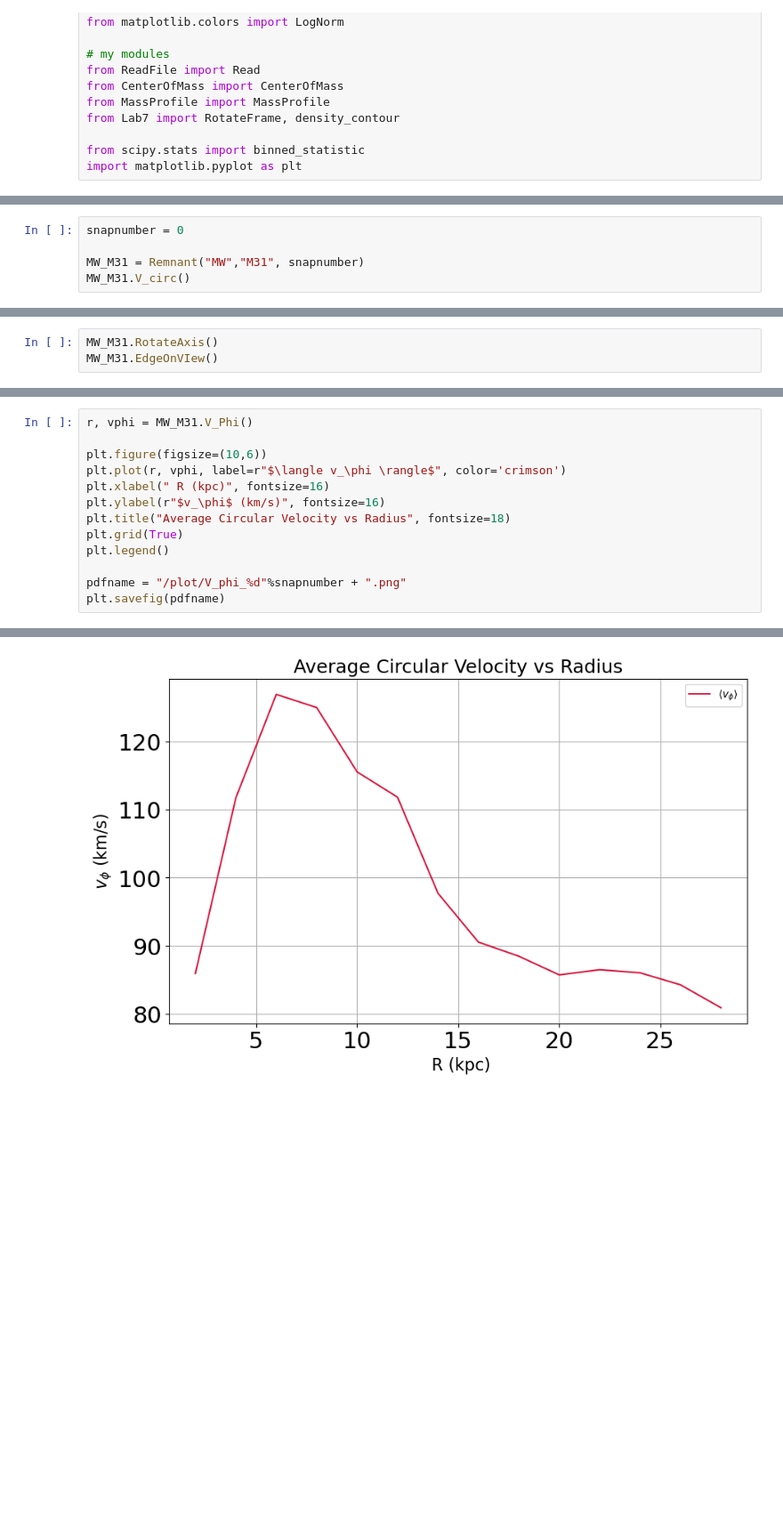
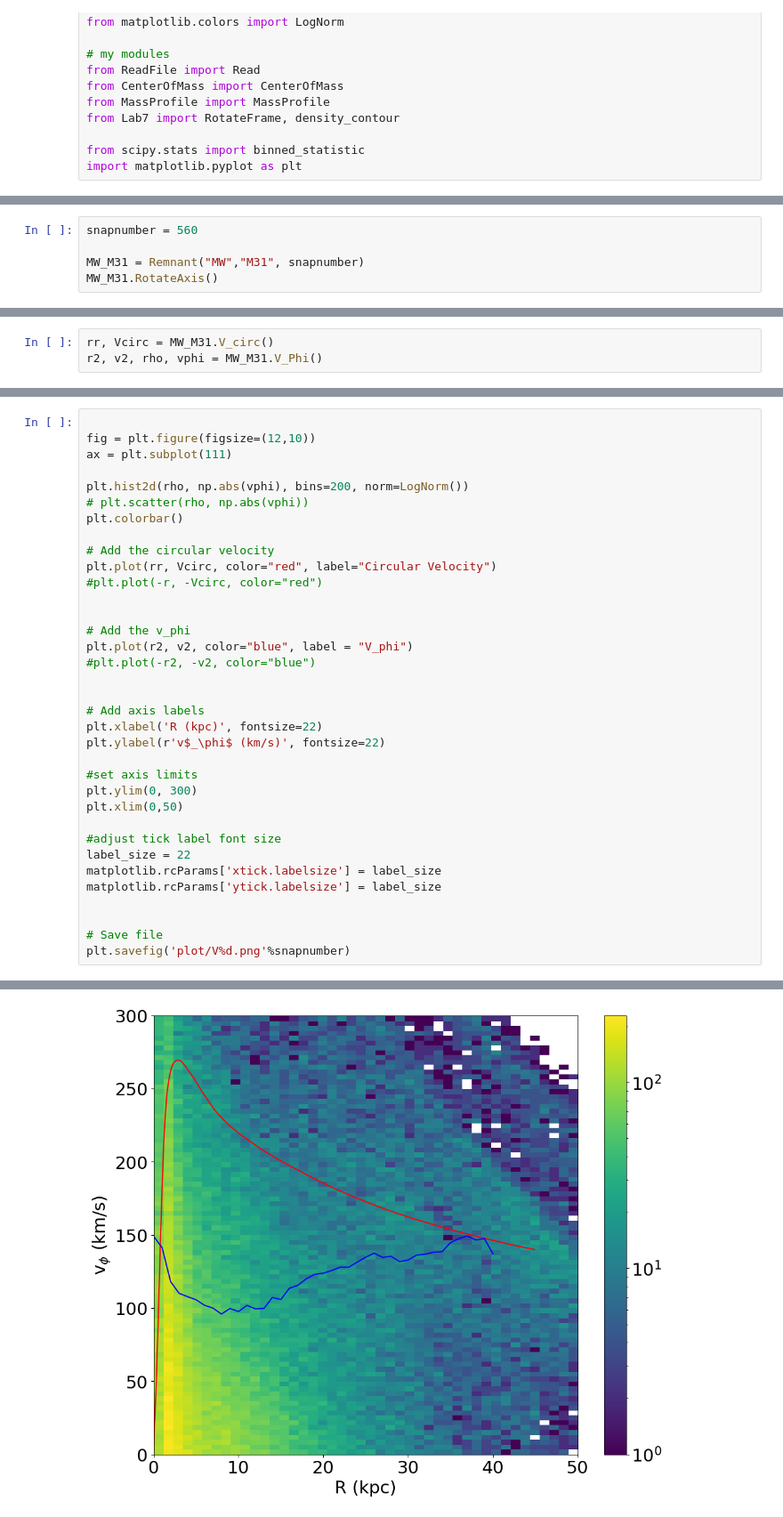
Before and after one commit to hina18201716/astr400b-25s, a Jupyter notebook: ra/ResearchAssignment.ipynb, the cells around one changed output, grey strips where cells are left out. Shown: that part at 89% size. Saved outputs shown, nothing was run; the diff lists cells and outputs as text; blank space fills up the shorter version.

```diff
--- a/ra/ResearchAssignment.ipynb
+++ b/ra/ResearchAssignment.ipynb
@@ -267,7 +249,7 @@ class Remnant:
 
         return v_max / sigma
 # %%
-snapnumber = 0
+snapnumber = 560
 
 MW_M31 = Remnant("MW","M31", snapnumber)
-MW_M31.V_circ()
+MW_M31.RotateAxis()
@@ -276,3 +256,3 @@ MW_M31.V_circ()
 # %%
-MW_M31.RotateAxis()
-MW_M31.EdgeOnVIew()
+rr, Vcirc = MW_M31.V_circ()
+r2, v2, rho, vphi = MW_M31.V_Phi()
@@ -281,14 +259,36 @@ MW_M31.EdgeOnVIew()
 # %%
-r, vphi = MW_M31.V_Phi()
 
-plt.figure(figsize=(10,6))
-plt.plot(r, vphi, label=r"$\langle v_\phi \rangle$", color='crimson')
-plt.xlabel(" R (kpc)", fontsize=16)
-plt.ylabel(r"$v_\phi$ (km/s)", fontsize=16)
-plt.title("Average Circular Velocity vs Radius", fontsize=18)
-plt.grid(True)
-plt.legend()
+fig = plt.figure(figsize=(12,10))
+ax = plt.subplot(111)
 
-pdfname = "/plot/V_phi_%d"%snapnumber + ".png"
-plt.savefig(pdfname)
+plt.hist2d(rho, np.abs(vphi), bins=200, norm=LogNorm())
+# plt.scatter(rho, np.abs(vphi))
+plt.colorbar()
+
+# Add the circular velocity
+plt.plot(rr, Vcirc, color="red", label="Circular Velocity")
+#plt.plot(-r, -Vcirc, color="red")
+
+
+# Add the v_phi
+plt.plot(r2, v2, color="blue", label = "V_phi")
+#plt.plot(-r2, -v2, color="blue")
+
+
+# Add axis labels
+plt.xlabel('R (kpc)', fontsize=22)
+plt.ylabel(r'v$_\phi$ (km/s)', fontsize=22)
+
+#set axis limits
+plt.ylim(0, 300)
+plt.xlim(0,50)
+
+#adjust tick label font size
+label_size = 22
+matplotlib.rcParams['xtick.labelsize'] = label_size
+matplotlib.rcParams['ytick.labelsize'] = label_size
+
+
+# Save file
+plt.savefig('plot/V%d.png'%snapnumber)
 # %% [output]
@@ -296 +295 @@ FileNotFoundError: [Errno 2] No such file or directory: '/plot/V_phi_0.png'
-[figure, old version]
+[figure, new version]
```
Also changed, not shown: parts of 5 cells of this notebook, 3 other files.
